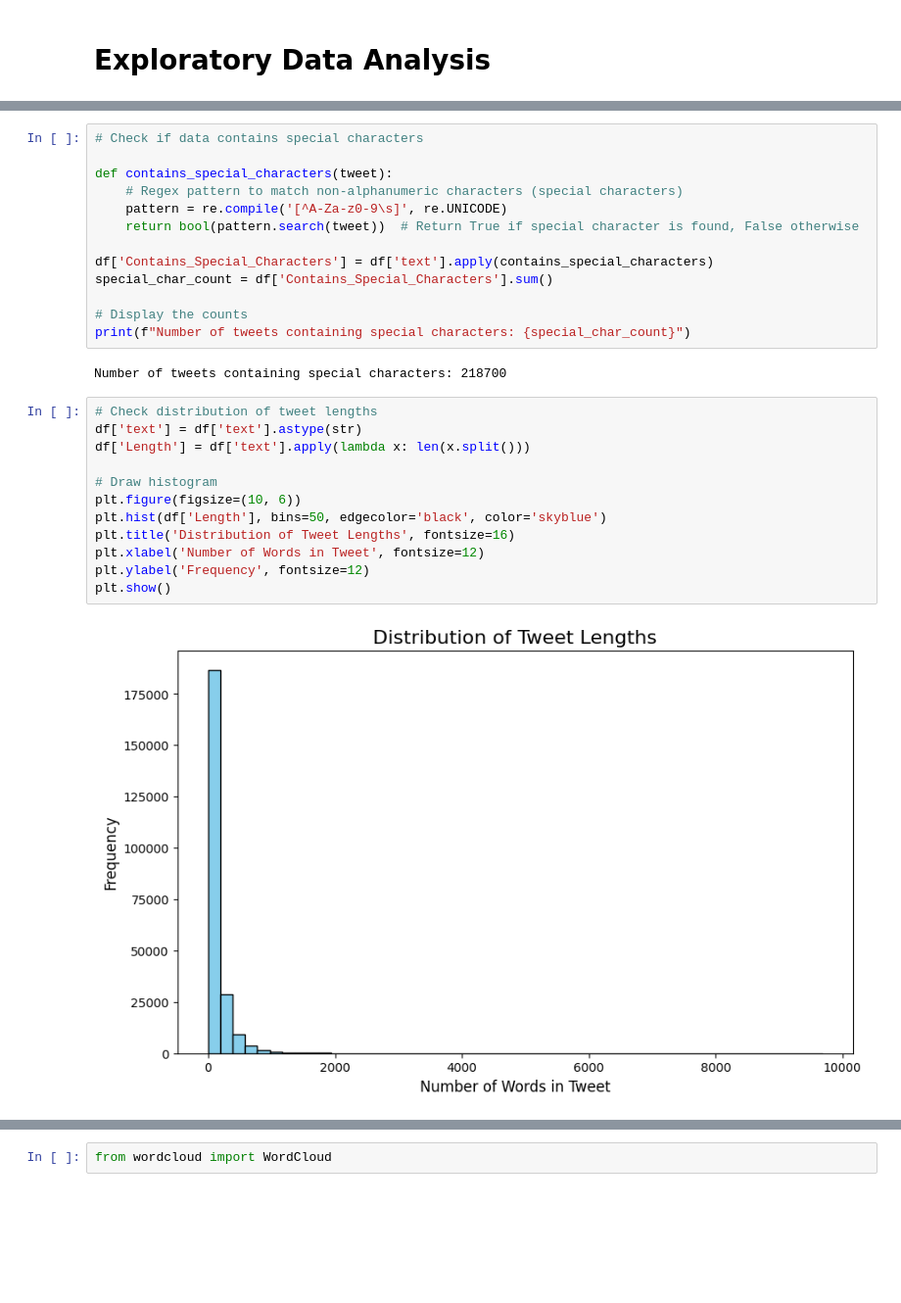
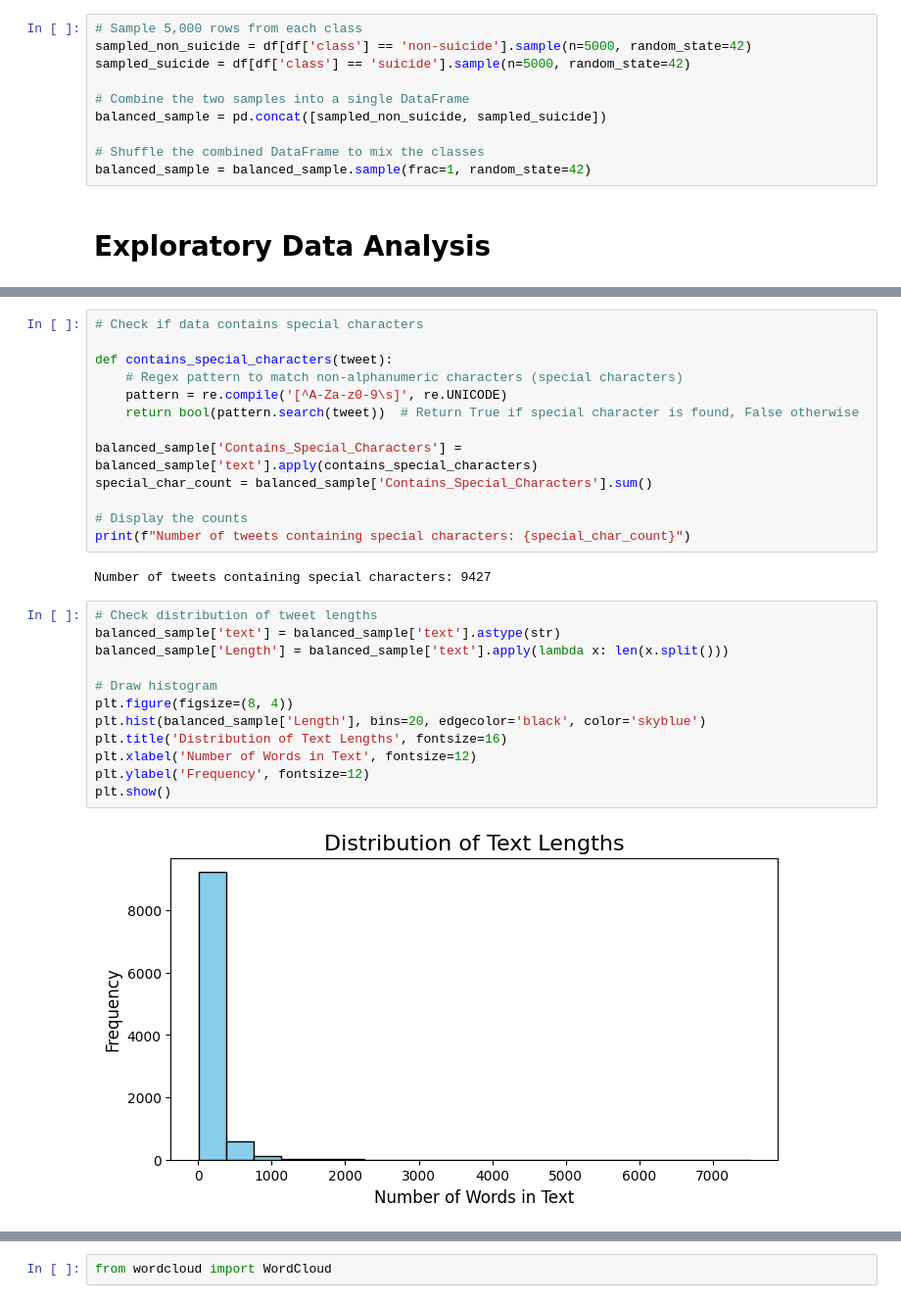
Before and after one commit to seij001/suicidal_tweet_detection, a Jupyter notebook: eda2.ipynb, the cells around one changed output, grey strips where cells are left out. Shown: that part at 98% size. Cells and saved outputs as stored; diff of their text form; blank space fills up the shorter version.

Commit message:
edited eda to work on resampled data

```diff
--- a/eda2.ipynb
+++ b/eda2.ipynb
@@ -114,6 +127,16 @@ print(f"Number of rows with 1 word or less: {one_word_or_less}")
 df = df[df['text'].str.split().str.len() > 1]
 # %% [output]
 Number of rows with 1 word or less: 82
+# %%
+# Sample 5,000 rows from each class
+sampled_non_suicide = df[df['class'] == 'non-suicide'].sample(n=5000, random_state=42)
+sampled_suicide = df[df['class'] == 'suicide'].sample(n=5000, random_state=42)
+
+# Combine the two samples into a single DataFrame
+balanced_sample = pd.concat([sampled_non_suicide, sampled_suicide])
+
+# Shuffle the combined DataFrame to mix the classes
+balanced_sample = balanced_sample.sample(frac=1, random_state=42)
 # %% [markdown]
 # Exploratory Data Analysis
 # %%
@@ -133,24 +156,24 @@ def contains_special_characters(tweet):
     pattern = re.compile('[^A-Za-z0-9\s]', re.UNICODE)
     return bool(pattern.search(tweet))  # Return True if special character is found, False otherwise
 
-df['Contains_Special_Characters'] = df['text'].apply(contains_special_characters)
-special_char_count = df['Contains_Special_Characters'].sum()
+balanced_sample['Contains_Special_Characters'] = balanced_sample['text'].apply(contains_special_characters)
+special_char_count = balanced_sample['Contains_Special_Characters'].sum()
 
 # Display the counts
 print(f"Number of tweets containing special characters: {special_char_count}")
 # %% [output]
-Number of tweets containing special characters: 218700
+Number of tweets containing special characters: 9427
 # %%
 # Check distribution of tweet lengths
-df['text'] = df['text'].astype(str)
-df['Length'] = df['text'].apply(lambda x: len(x.split()))
+balanced_sample['text'] = balanced_sample['text'].astype(str)
+balanced_sample['Length'] = balanced_sample['text'].apply(lambda x: len(x.split()))
 
 # Draw histogram
-plt.figure(figsize=(10, 6))
-plt.hist(df['Length'], bins=50, edgecolor='black', color='skyblue')
-plt.title('Distribution of Tweet Lengths', fontsize=16)
-plt.xlabel('Number of Words in Tweet', fontsize=12)
+plt.figure(figsize=(8, 4))
+plt.hist(balanced_sample['Length'], bins=20, edgecolor='black', color='skyblue')
+plt.title('Distribution of Text Lengths', fontsize=16)
+plt.xlabel('Number of Words in Text', fontsize=12)
 plt.ylabel('Frequency', fontsize=12)
 plt.show()
 # %% [output]
-[figure, old version]
+[figure, new version]
```
Also changed, not shown: parts of 14 cells of this notebook.
